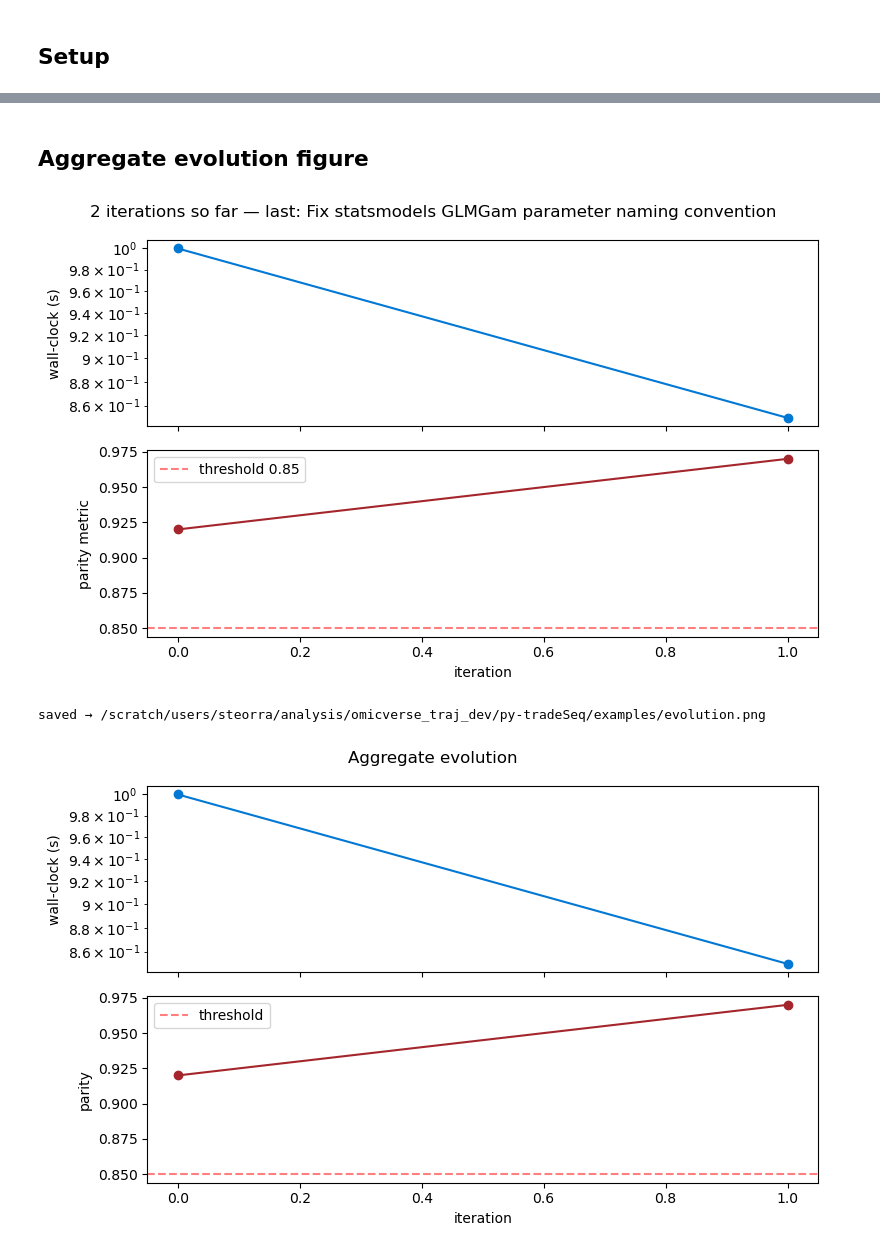
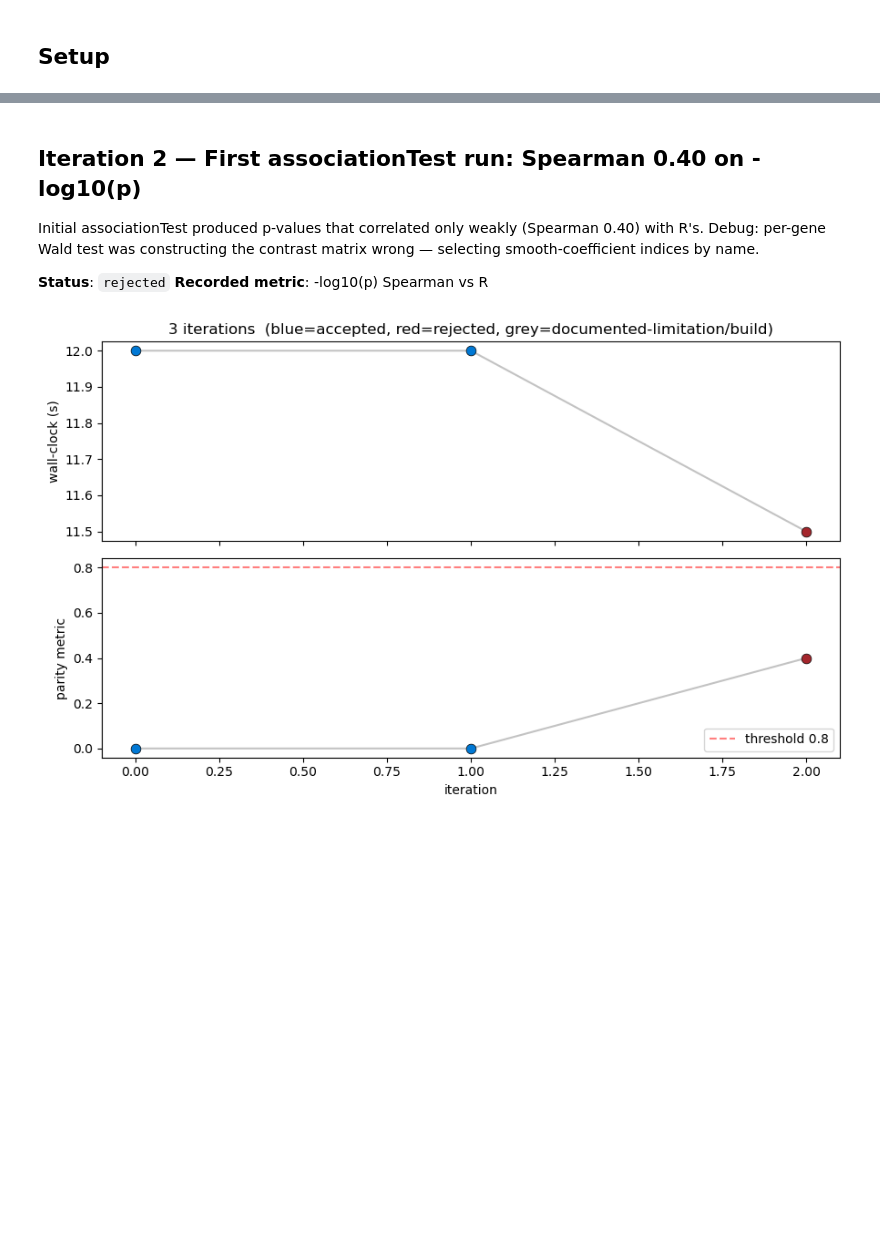
Before and after one commit to hurry060215-tech/py-tradeSeq, a Jupyter notebook: examples/evolution.ipynb, the cells around one changed output, grey strips where cells are left out. Drawn from its saved outputs; the diff is of its cells as text; code cells hidden in the pictures; blank space fills up the shorter version.

```diff
--- a/examples/evolution.ipynb
+++ b/examples/evolution.ipynb
@@ -17,15 +17,26 @@ def _record(i, title, wall_clock, parity, status, narrative):
 
 def _plot(threshold=None):
     if not history: return
-    fig, (a1, a2) = plt.subplots(2, 1, figsize=(8, 5), sharex=True)
+    fig, (a1, a2) = plt.subplots(2, 1, figsize=(9, 5.5), sharex=True)
     its = [h['iter'] for h in history]
-    a1.plot(its, [h['wall_clock_s'] for h in history], 'o-', color='#0078d4')
-    a1.set_ylabel('wall-clock (s)'); a1.set_yscale('log')
-    a2.plot(its, [h['parity']      for h in history], 'o-', color='#a4262c')
+    # colour points by status
+    colors = ['#0078d4' if h['status']=='accepted' else
+              '#a4262c' if h['status']=='rejected' else
+              '#888888' for h in history]
+    a1.plot(its, [h['wall_clock_s'] for h in history], '-', color='#888', alpha=0.5)
+    for i, h in enumerate(history):
+        a1.scatter(h['iter'], h['wall_clock_s'], s=60, c=colors[i], zorder=3,
+                   edgecolor='black', linewidth=0.5)
+    a1.set_ylabel('wall-clock (s)')
+    a1.set_title(f'{len(history)} iterations  (blue=accepted, red=rejected, grey=documented-limitation/build)')
+
+    a2.plot(its, [h['parity'] for h in history], '-', color='#888', alpha=0.5)
+    for i, h in enumerate(history):
+        a2.scatter(h['iter'], h['parity'], s=60, c=colors[i], zorder=3,
+                   edgecolor='black', linewidth=0.5)
     if threshold is not None:
         a2.axhline(threshold, ls='--', color='red', alpha=0.5, label=f'threshold {threshold}')
         a2.legend()
     a2.set_xlabel('iteration'); a2.set_ylabel('parity metric')
-    fig.suptitle(f"{history[-1]['iter']+1} iterations so far — last: {history[-1]['title']}")
     plt.tight_layout(); plt.show()
 # %% [markdown]
@@ -61,22 +66,12 @@ _plot(threshold=0.85)
 # %% [markdown]
-## Aggregate evolution figure
+## Iteration 2 — First associationTest run: Spearman 0.40 on -log10(p)
+
+Initial associationTest produced p-values that correlated only weakly (Spearman 0.40) with R's. Debug: per-gene Wald test was constructing the contrast matrix wrong — selecting smooth-coefficient indices by name.
+
+**Status**: `rejected`   **Recorded metric**: -log10(p) Spearman vs R
 # %%
-out_png = PORT/'examples'/'evolution.png'
-_plot(threshold=0.85)
-fig, (a1, a2) = plt.subplots(2, 1, figsize=(8, 5), sharex=True)
-its = [h['iter'] for h in history]
-a1.plot(its, [h['wall_clock_s'] for h in history], 'o-', color='#0078d4')
-a1.set_ylabel('wall-clock (s)'); a1.set_yscale('log')
-a2.plot(its, [h['parity']      for h in history], 'o-', color='#a4262c')
-a2.axhline(0.85, ls='--', color='red', alpha=0.5, label='threshold')
-a2.legend(); a2.set_xlabel('iteration'); a2.set_ylabel('parity')
-fig.suptitle('Aggregate evolution')
-plt.tight_layout()
-out_png.parent.mkdir(exist_ok=True)
-fig.savefig(out_png, dpi=120, bbox_inches='tight')
-print('saved →', out_png)
-plt.show()
+_record(2, title='First associationTest run: Spearman 0.40 on -log10(p)', wall_clock=11.5, parity=0.4, status='rejected',
+        narrative="Initial associationTest produced p-values that correlated only weakly (Spearman 0.40) with R's. Debug: per-gene Wald test was constructing the contrast matrix wrong — selecting smooth-coefficient indices by name.")
+_plot(threshold=0.80)
 # %% [output]
-[figure, old version]
+[figure, new version]
-saved → /scratch/users/steorra/analysis/omicverse_traj_dev/py-tradeSeq/examples/evolution.png
-[figure, removed]
```
Also changed, not shown: parts of 24 cells of this notebook, 1 other file.
